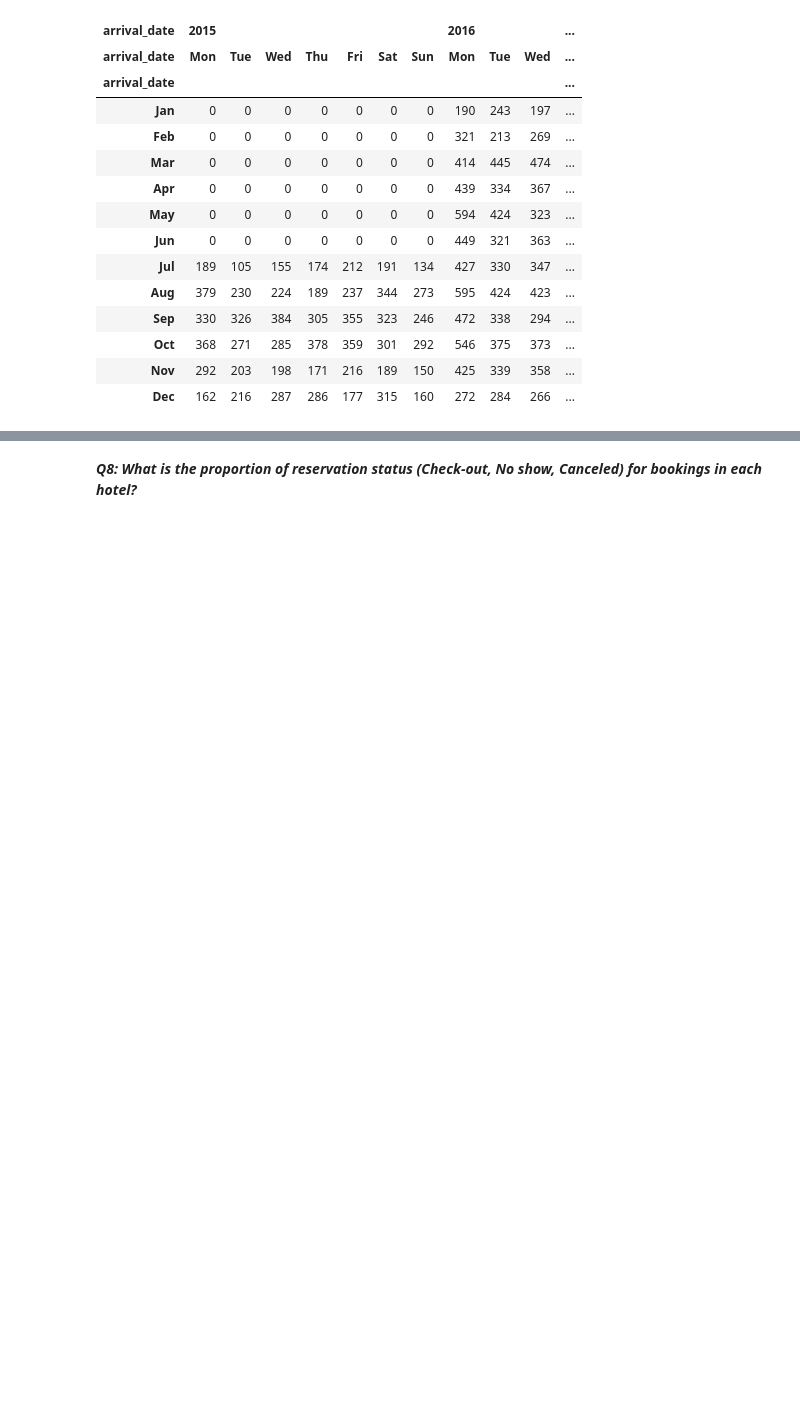
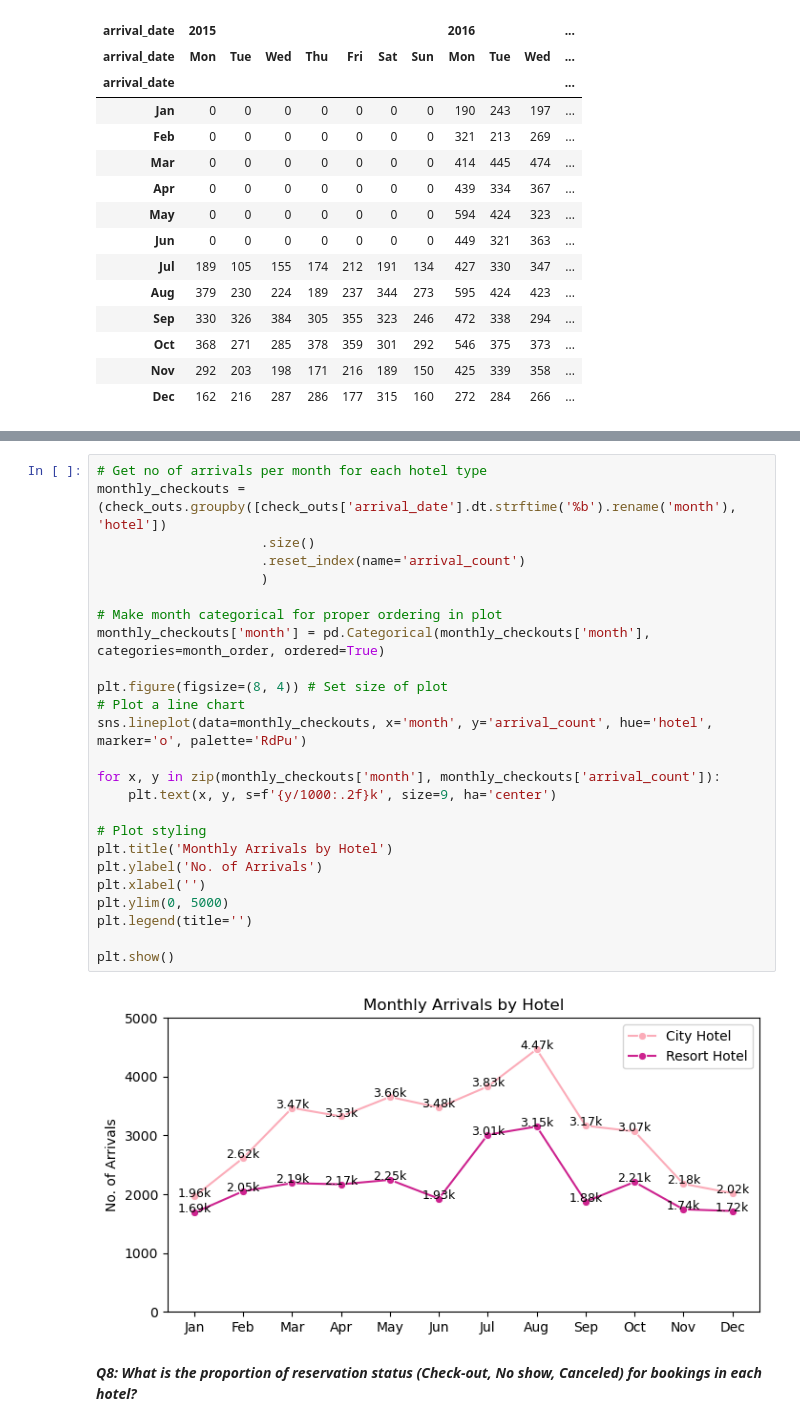
Before and after one commit to AdesanyaAzeez/Hotel-Booking-Analysis, a Jupyter notebook: 1_EDA-Bookings_Arrivals.ipynb, the cells around one changed output, grey strips where cells are left out. Saved outputs shown, nothing was run; the diff lists cells and outputs as text; blank space fills up the shorter version.

```diff
--- a/1_EDA-Bookings_Arrivals.ipynb
+++ b/1_EDA-Bookings_Arrivals.ipynb
@@ -270,3 +270,30 @@ plt.show()
+# %%
+# Get no of arrivals per month for each hotel type
+monthly_checkouts = (check_outs.groupby([check_outs['arrival_date'].dt.strftime('%b').rename('month'), 'hotel'])
+                     .size()
+                     .reset_index(name='arrival_count')
+                     )
+
+# Make month categorical for proper ordering in plot
+monthly_checkouts['month'] = pd.Categorical(monthly_checkouts['month'], categories=month_order, ordered=True)
+
+plt.figure(figsize=(8, 4)) # Set size of plot
+# Plot a line chart
+sns.lineplot(data=monthly_checkouts, x='month', y='arrival_count', hue='hotel', marker='o', palette='RdPu')
+
+for x, y in zip(monthly_checkouts['month'], monthly_checkouts['arrival_count']):
+    plt.text(x, y, s=f'{y/1000:.2f}k', size=9, ha='center')
+
+# Plot styling
+plt.title('Monthly Arrivals by Hotel')
+plt.ylabel('No. of Arrivals')
+plt.xlabel('')
+plt.ylim(0, 5000)
+plt.legend(title='')
+
+plt.show()
+# %% [output]
+[figure, added]
 # %% [markdown]
 ***Q8: What is the proportion of reservation status (Check-out, No show, Canceled) for bookings in each hotel?***
 # %%
```
Also changed, not shown: parts of 6 cells of this notebook, 6 other files.
